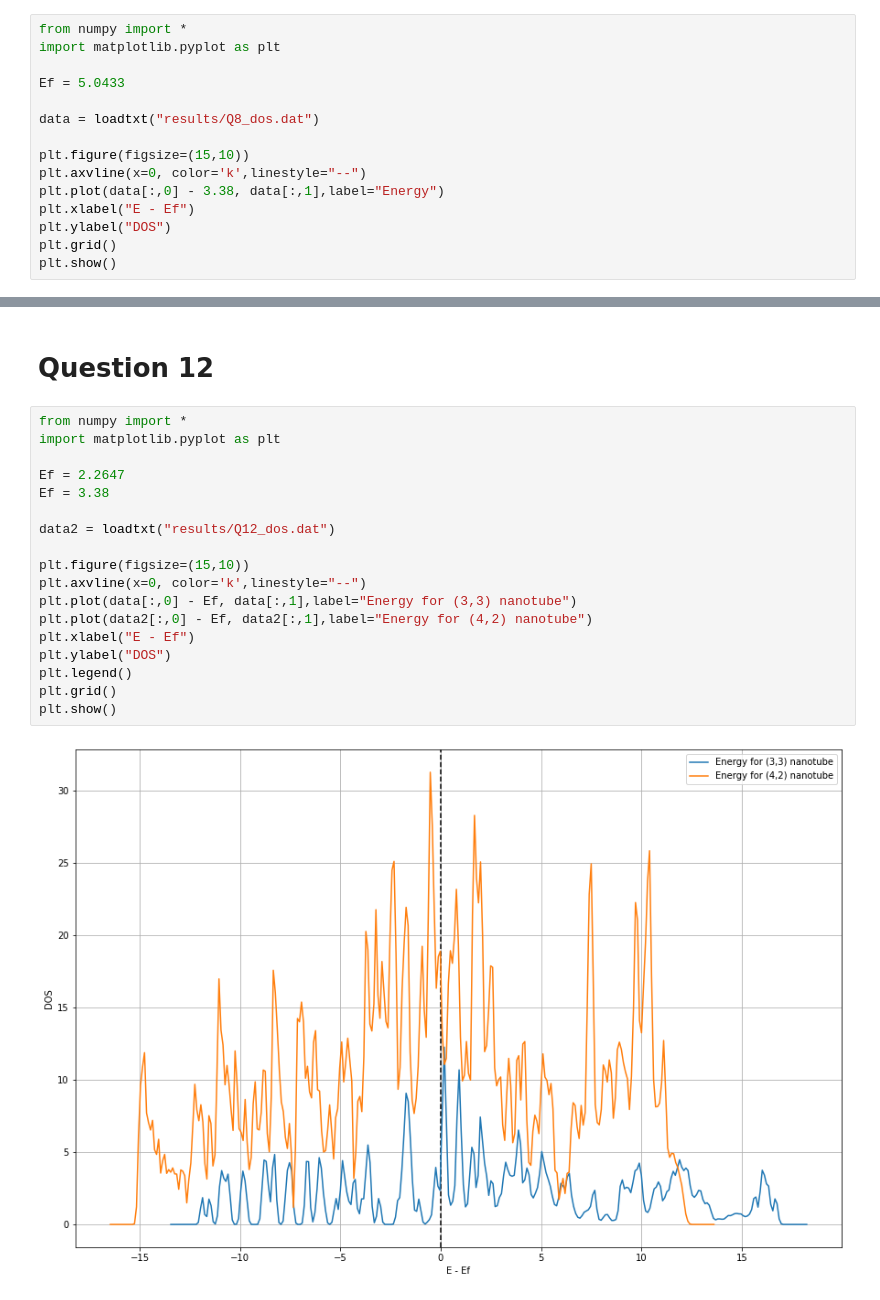
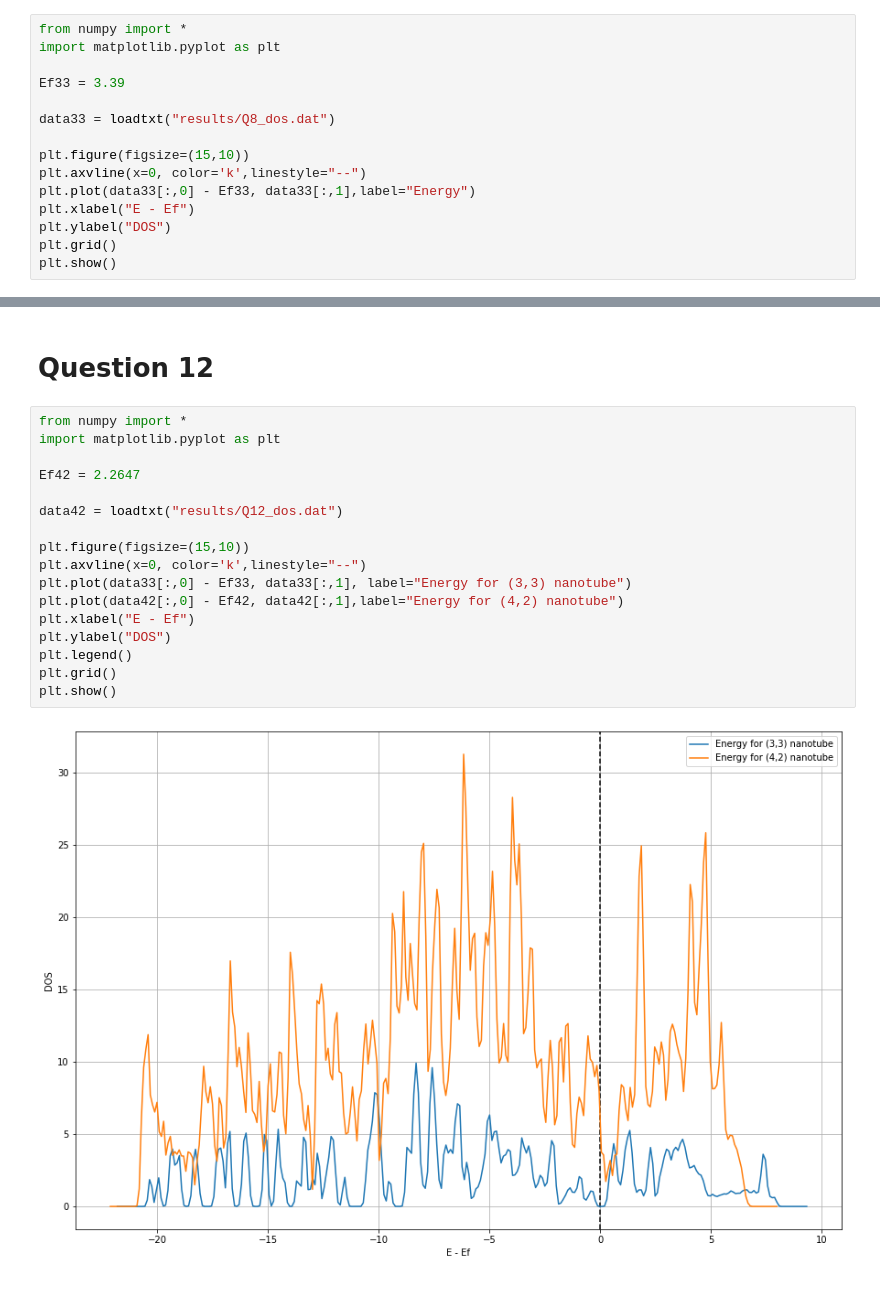
Before and after one commit to LeiRoF/M1-TP-Solid-State, a Jupyter notebook: TP2/Report_TP2.ipynb, the cells around one changed output, grey strips where cells are left out. Cells and saved outputs as stored; diff of their text form.

```diff
--- a/TP2/Report_TP2.ipynb
+++ b/TP2/Report_TP2.ipynb
@@ -50,13 +52,13 @@ By using the command `grep 'E-fermi' OUTCAR`, we get the fermi energy for this c
 from numpy import *
 import matplotlib.pyplot as plt
 
-Ef = 5.0433
+Ef33 = 3.39
 
-data = loadtxt("results/Q8_dos.dat")
+data33 = loadtxt("results/Q8_dos.dat")
 
 plt.figure(figsize=(15,10))
 plt.axvline(x=0, color='k',linestyle="--")
-plt.plot(data[:,0] - 3.38, data[:,1],label="Energy")
+plt.plot(data33[:,0] - Ef33, data33[:,1],label="Energy")
 plt.xlabel("E - Ef")
 plt.ylabel("DOS")
 plt.grid()
@@ -107,20 +90,19 @@ For the structure, the fermi energy is 2.2647 eV
 # %%
 from numpy import *
 import matplotlib.pyplot as plt
 
-Ef = 2.2647
-Ef = 3.38
+Ef42 = 2.2647
 
-data2 = loadtxt("results/Q12_dos.dat")
+data42 = loadtxt("results/Q12_dos.dat")
 
 plt.figure(figsize=(15,10))
 plt.axvline(x=0, color='k',linestyle="--")
-plt.plot(data[:,0] - Ef, data[:,1],label="Energy for (3,3) nanotube")
-plt.plot(data2[:,0] - Ef, data2[:,1],label="Energy for (4,2) nanotube")
+plt.plot(data33[:,0] - Ef33, data33[:,1], label="Energy for (3,3) nanotube")
+plt.plot(data42[:,0] - Ef42, data42[:,1],label="Energy for (4,2) nanotube")
 plt.xlabel("E - Ef")
 plt.ylabel("DOS")
 plt.legend()
 plt.grid()
 plt.show()
 # %% [output]
-[figure, old version]
+[figure, new version]
```
Also changed, not shown: parts of 9 cells of this notebook, 4 other files.
